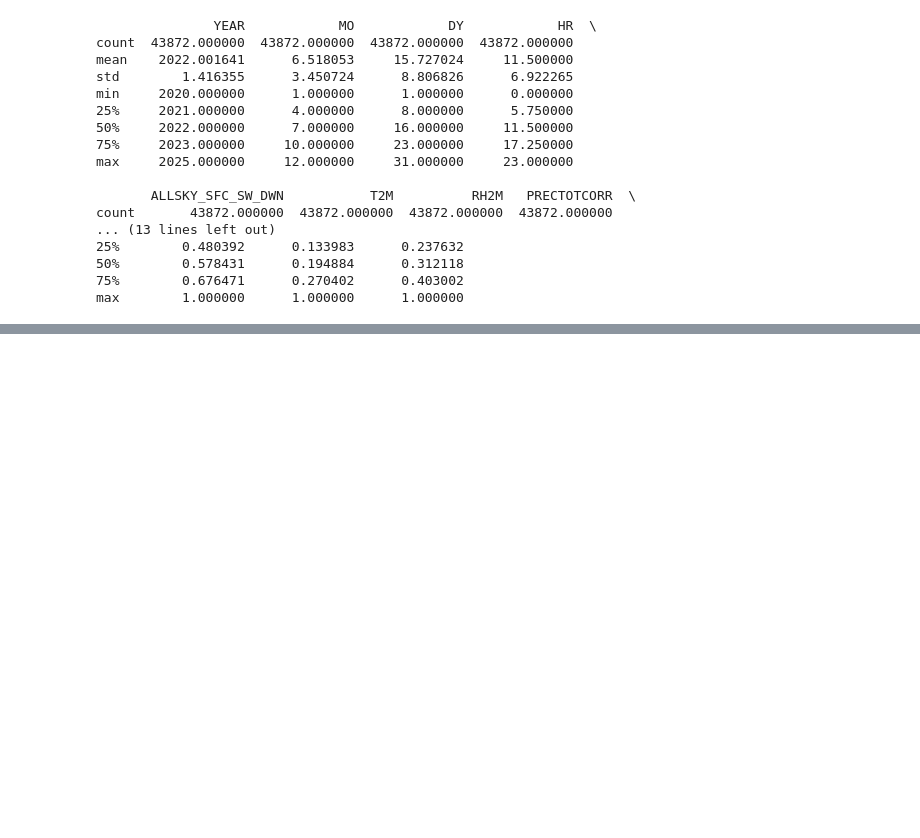
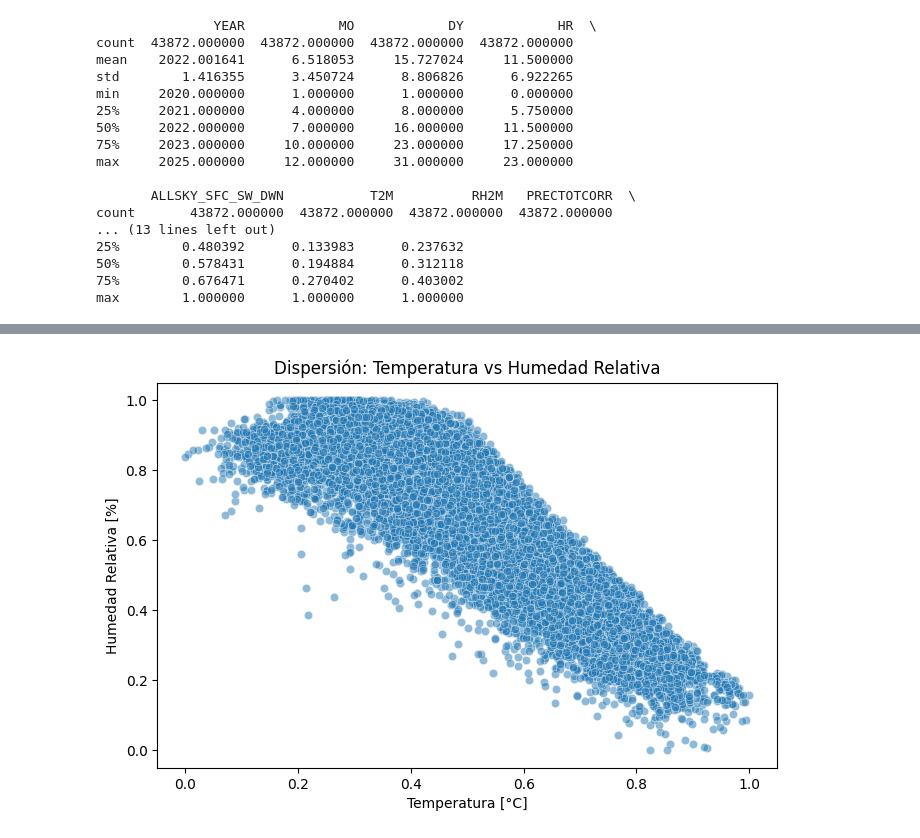
Before and after one commit to oerv13/Ibero, a Jupyter notebook: Clase_Ciencia_Datos.ipynb, the cells around one changed output, grey strips where cells are left out. Cells and saved outputs as stored; diff of their text form; code cells hidden in the pictures; blank space fills up the shorter version.

```diff
--- a/Clase_Ciencia_Datos.ipynb
+++ b/Clase_Ciencia_Datos.ipynb
@@ -279,0 +373,9 @@ max        1.000000      1.000000      1.000000
+# %%
+plt.figure(figsize=(8,5))
+sns.scatterplot(x='T2M', y='RH2M', data=df_norm, alpha=0.5)
+plt.title('Dispersión: Temperatura vs Humedad Relativa')
+plt.xlabel('Temperatura [°C]')
+plt.ylabel('Humedad Relativa [%]')
+plt.show()
+# %% [output]
+[figure, added]
```
Also changed, not shown: parts of 7 cells of this notebook.
